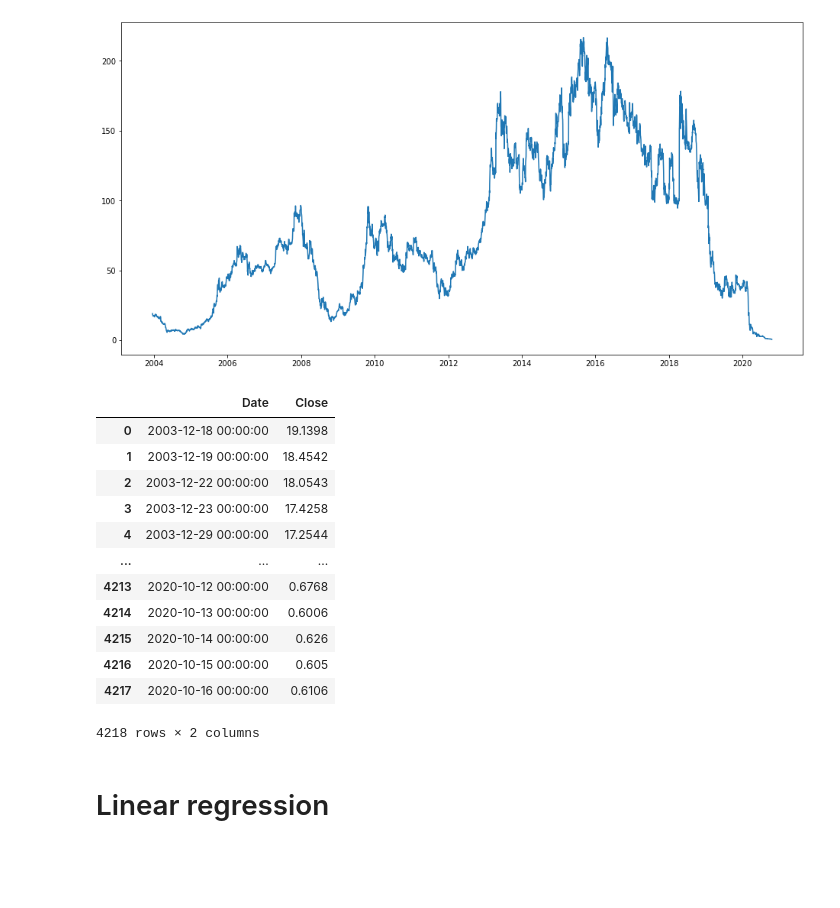
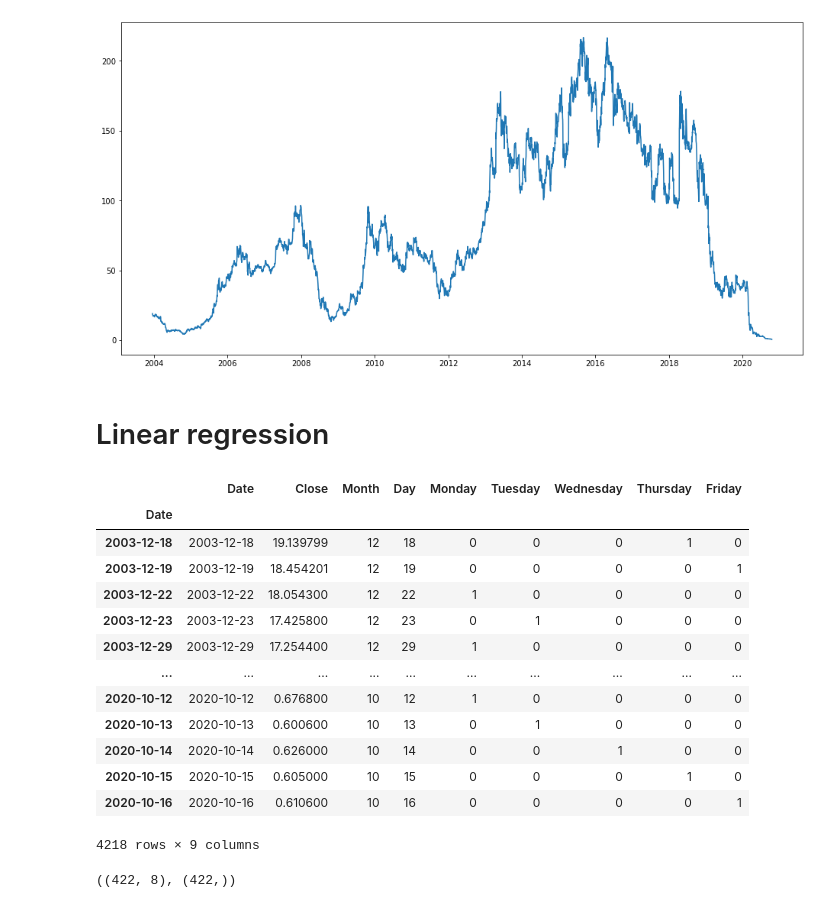
Before and after one commit to W0RMUS/Group_9, a Jupyter notebook: Group9_Assignment2.ipynb, the cells around one changed output. Saved outputs shown, nothing was run; the diff lists cells and outputs as text; code cells hidden in the pictures; blank space fills up the shorter version.

```diff
--- a/Group9_Assignment2.ipynb
+++ b/Group9_Assignment2.ipynb
@@ -130,17 +120,0 @@ for x in range(0, len(data)):
-# %%
-#Looking at the new duplicated dataset
-new_df
-# %% [output]
-|  | Date | Close |
-| 0 | 2003-12-18 00:00:00 | 19.1398 |
-| 1 | 2003-12-19 00:00:00 | 18.4542 |
-| 2 | 2003-12-22 00:00:00 | 18.0543 |
-| 3 | 2003-12-23 00:00:00 | 17.4258 |
-| 4 | 2003-12-29 00:00:00 | 17.2544 |
-| ... | ... | ... |
-| 4213 | 2020-10-12 00:00:00 | 0.6768 |
-| 4214 | 2020-10-13 00:00:00 | 0.6006 |
-| 4215 | 2020-10-14 00:00:00 | 0.626 |
-| 4216 | 2020-10-15 00:00:00 | 0.605 |
-| 4217 | 2020-10-16 00:00:00 | 0.6106 |
-4218 rows × 2 columns
@@ -156,3 +121,38 @@ y_valid = valid['Close']
 # %% [markdown]
 # Linear regression
+# %%
+#creating a duplicate for training
+new_df = df
+
+#Checking the duplicate
+new_df
+# %% [output]
+|  | Date | Close | Month | Day | Monday | Tuesday | Wednesday | Thursday | Friday |
+| Date |  |  |  |  |  |  |  |  |  |
+| 2003-12-18 | 2003-12-18 | 19.139799 | 12 | 18 | 0 | 0 | 0 | 1 | 0 |
+| 2003-12-19 | 2003-12-19 | 18.454201 | 12 | 19 | 0 | 0 | 0 | 0 | 1 |
+| 2003-12-22 | 2003-12-22 | 18.054300 | 12 | 22 | 1 | 0 | 0 | 0 | 0 |
+| 2003-12-23 | 2003-12-23 | 17.425800 | 12 | 23 | 0 | 1 | 0 | 0 | 0 |
+| 2003-12-29 | 2003-12-29 | 17.254400 | 12 | 29 | 1 | 0 | 0 | 0 | 0 |
+| ... | ... | ... | ... | ... | ... | ... | ... | ... | ... |
+| 2020-10-12 | 2020-10-12 | 0.676800 | 10 | 12 | 1 | 0 | 0 | 0 | 0 |
+| 2020-10-13 | 2020-10-13 | 0.600600 | 10 | 13 | 0 | 1 | 0 | 0 | 0 |
+| 2020-10-14 | 2020-10-14 | 0.626000 | 10 | 14 | 0 | 0 | 1 | 0 | 0 |
+| 2020-10-15 | 2020-10-15 | 0.605000 | 10 | 15 | 0 | 0 | 0 | 1 | 0 |
+| 2020-10-16 | 2020-10-16 | 0.610600 | 10 | 16 | 0 | 0 | 0 | 0 | 1 |
+4218 rows × 9 columns
+# %%
+#Importing linear regression packages
+from sklearn.model_selection import train_test_split
+from sklearn.linear_model import LinearRegression
+
+#Training
+x = new_df.drop('Close', axis='columns')
+y = new_df['Close']
+
+x_train, x_test, y_train , y_test = train_test_split(x, y, test_size=0.1)
+x_train.shape, y_train.shape
+x_test.shape, y_test.shape
+# %% [output]
+((422, 8), (422,))
 # %%
```
Also changed, not shown: parts of 8 cells of this notebook.
